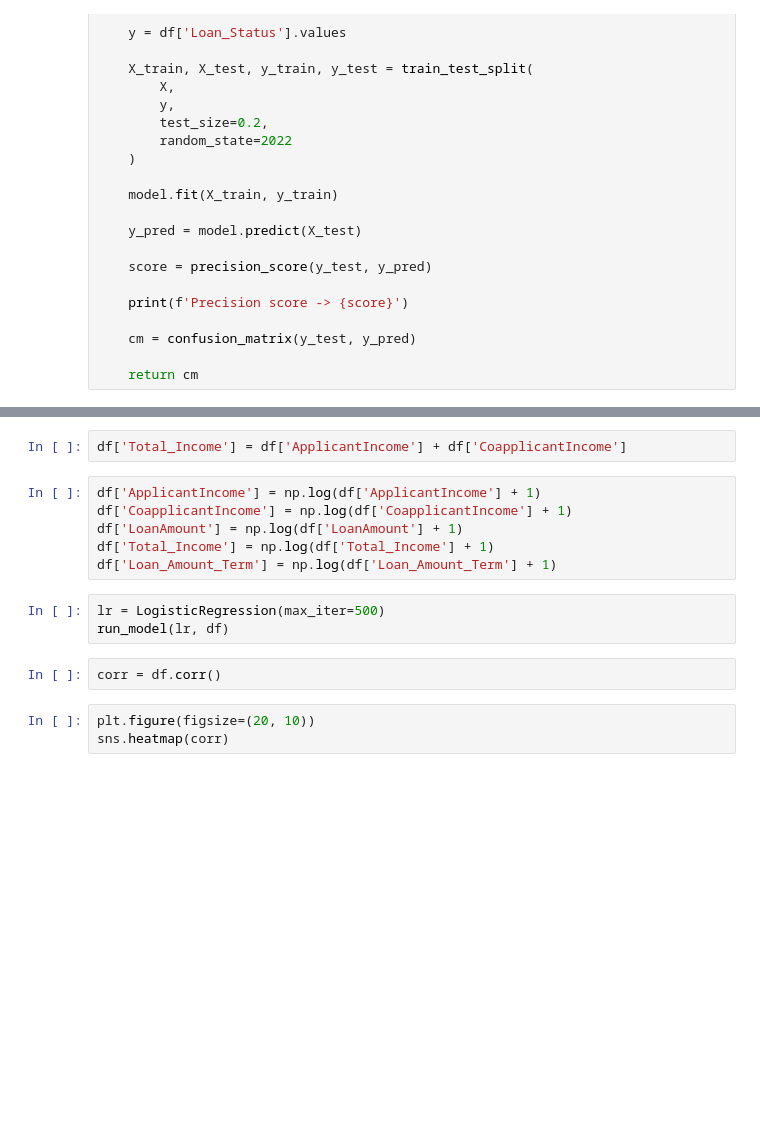
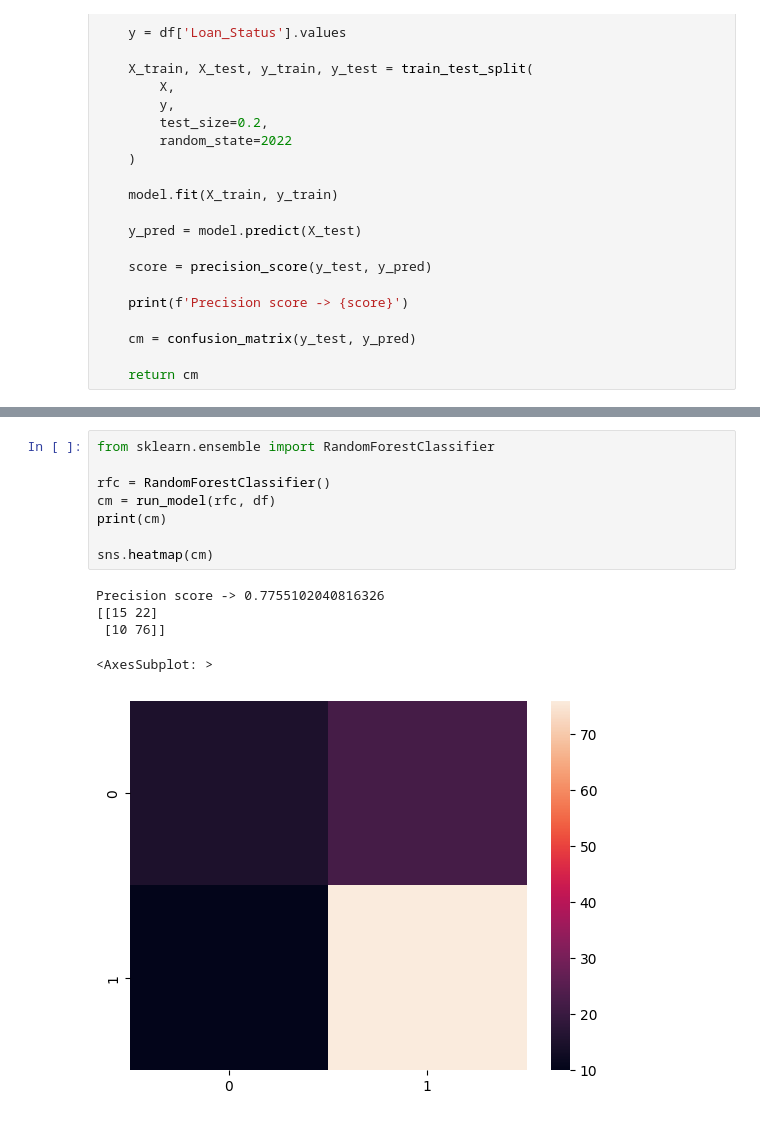
Before and after one commit to RajKKapadia/Youtube-Loan-Approval-Prediction, a Jupyter notebook: train_model.ipynb, the cells around one changed output, grey strips where cells are left out. Drawn from its saved outputs; the diff is of its cells as text; blank space fills up the shorter version.

```diff
--- a/train_model.ipynb
+++ b/train_model.ipynb
@@ -182,16 +328,14 @@ import numpy as np
-# %%
-df['Total_Income'] = df['ApplicantIncome'] + df['CoapplicantIncome']
-# %%
-df['ApplicantIncome'] = np.log(df['ApplicantIncome'] + 1)
-df['CoapplicantIncome'] = np.log(df['CoapplicantIncome'] + 1)
-df['LoanAmount'] = np.log(df['LoanAmount'] + 1)
-df['Total_Income'] = np.log(df['Total_Income'] + 1)
-df['Loan_Amount_Term'] = np.log(df['Loan_Amount_Term'] + 1)
-# %%
-lr = LogisticRegression(max_iter=500)
-run_model(lr, df)
-# %%
-corr = df.corr()
-# %%
-plt.figure(figsize=(20, 10))
-sns.heatmap(corr)
+# %%
+from sklearn.ensemble import RandomForestClassifier
+
+rfc = RandomForestClassifier()
+cm = run_model(rfc, df)
+print(cm)
+
+sns.heatmap(cm)
+# %% [output]
+Precision score -> 0.7755102040816326
+[[15 22]
+ [10 76]]
+<AxesSubplot: >
+[figure, added]
```
Also changed, not shown: parts of 22 cells of this notebook, 2 other files.
